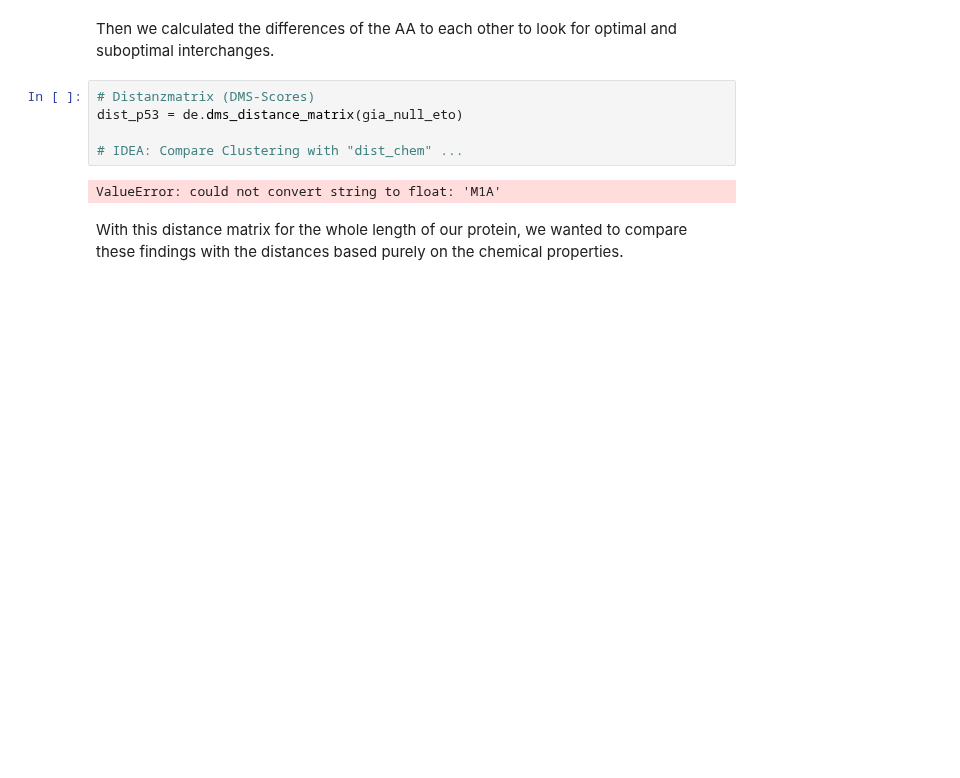
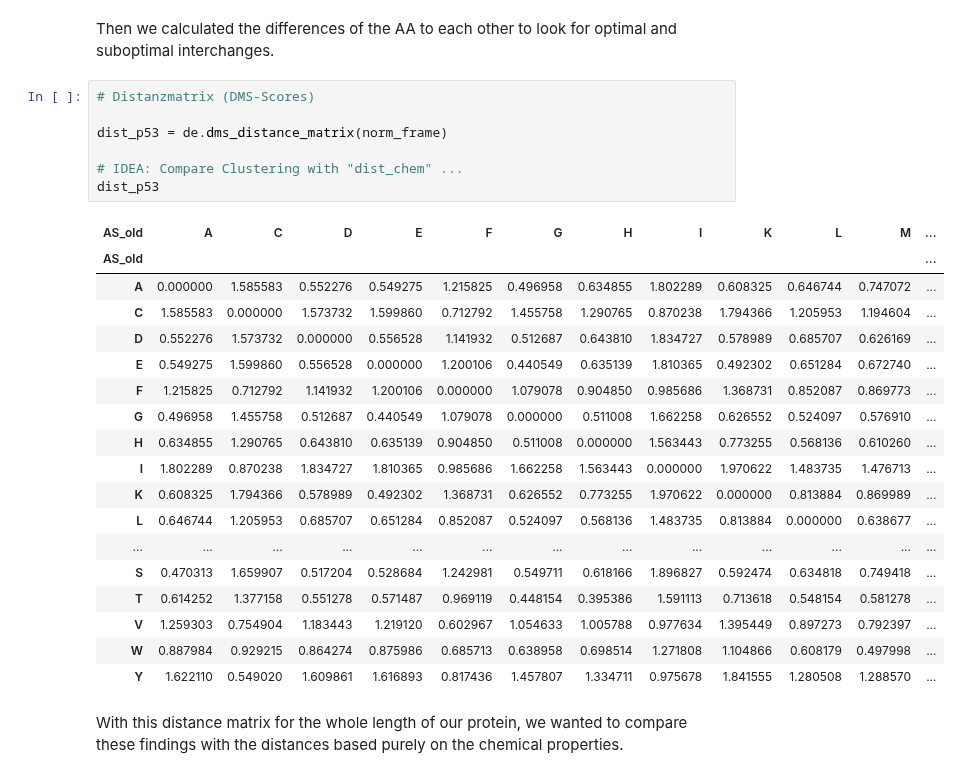
Before and after one commit to datascience-mobi-2023/topic02_team02, a Jupyter notebook: Documentation/P53 - DMS Documentation.ipynb, the cells around one changed output. Drawn from its saved outputs; the diff is of its cells as text; blank space fills up the shorter version.

Commit message:
fixed dms_distance_matrix function

```diff
--- a/Documentation/P53 - DMS Documentation.ipynb
+++ b/Documentation/P53 - DMS Documentation.ipynb
@@ -170,11 +113,30 @@ dc.rmv_na(de.mean_substitutions(gia_null_eto)) #--> hier noch nicht z-transformi
 Then we calculated the differences of the AA to each other to look for optimal and suboptimal interchanges.
 # %%
 # Distanzmatrix (DMS-Scores)
-dist_p53 = de.dms_distance_matrix(gia_null_eto)
+
+dist_p53 = de.dms_distance_matrix(norm_frame)
 
 # IDEA: Compare Clustering with "dist_chem" ...
+dist_p53
 # %% [output]
-ValueError: could not convert string to float: 'M1A'
+| AS_old | A | C | D | E | F | G | H | I | K | L | M | ... |
+| AS_old |  |  |  |  |  |  |  |  |  |  |  | ... |
+| A | 0.000000 | 1.585583 | 0.552276 | 0.549275 | 1.215825 | 0.496958 | 0.634855 | 1.802289 | 0.608325 | 0.646744 | 0.747072 | ... |
+| C | 1.585583 | 0.000000 | 1.573732 | 1.599860 | 0.712792 | 1.455758 | 1.290765 | 0.870238 | 1.794366 | 1.205953 | 1.194604 | ... |
+| D | 0.552276 | 1.573732 | 0.000000 | 0.556528 | 1.141932 | 0.512687 | 0.643810 | 1.834727 | 0.578989 | 0.685707 | 0.626169 | ... |
+| E | 0.549275 | 1.599860 | 0.556528 | 0.000000 | 1.200106 | 0.440549 | 0.635139 | 1.810365 | 0.492302 | 0.651284 | 0.672740 | ... |
+| F | 1.215825 | 0.712792 | 1.141932 | 1.200106 | 0.000000 | 1.079078 | 0.904850 | 0.985686 | 1.368731 | 0.852087 | 0.869773 | ... |
+| G | 0.496958 | 1.455758 | 0.512687 | 0.440549 | 1.079078 | 0.000000 | 0.511008 | 1.662258 | 0.626552 | 0.524097 | 0.576910 | ... |
+| H | 0.634855 | 1.290765 | 0.643810 | 0.635139 | 0.904850 | 0.511008 | 0.000000 | 1.563443 | 0.773255 | 0.568136 | 0.610260 | ... |
+| I | 1.802289 | 0.870238 | 1.834727 | 1.810365 | 0.985686 | 1.662258 | 1.563443 | 0.000000 | 1.970622 | 1.483735 | 1.476713 | ... |
+| K | 0.608325 | 1.794366 | 0.578989 | 0.492302 | 1.368731 | 0.626552 | 0.773255 | 1.970622 | 0.000000 | 0.813884 | 0.869989 | ... |
+| L | 0.646744 | 1.205953 | 0.685707 | 0.651284 | 0.852087 | 0.524097 | 0.568136 | 1.483735 | 0.813884 | 0.000000 | 0.638677 | ... |
+| ... | ... | ... | ... | ... | ... | ... | ... | ... | ... | ... | ... | ... |
+| S | 0.470313 | 1.659907 | 0.517204 | 0.528684 | 1.242981 | 0.549711 | 0.618166 | 1.896827 | 0.592474 | 0.634818 | 0.749418 | ... |
+| T | 0.614252 | 1.377158 | 0.551278 | 0.571487 | 0.969119 | 0.448154 | 0.395386 | 1.591113 | 0.713618 | 0.548154 | 0.581278 | ... |
+| V | 1.259303 | 0.754904 | 1.183443 | 1.219120 | 0.602967 | 1.054633 | 1.005788 | 0.977634 | 1.395449 | 0.897273 | 0.792397 | ... |
+| W | 0.887984 | 0.929215 | 0.864274 | 0.875986 | 0.685713 | 0.638958 | 0.698514 | 1.271808 | 1.104866 | 0.608179 | 0.497998 | ... |
+| Y | 1.622110 | 0.549020 | 1.609861 | 1.616893 | 0.817436 | 1.457807 | 1.334711 | 0.975678 | 1.841555 | 1.280508 | 1.288570 | ... |
 # %% [markdown]
 With this distance matrix for the whole length of our protein, we wanted to compare these findings with the distances based purely on the chemical properties.
 # %%
```
Also changed, not shown: parts of 14 cells of this notebook, 1 other file.
